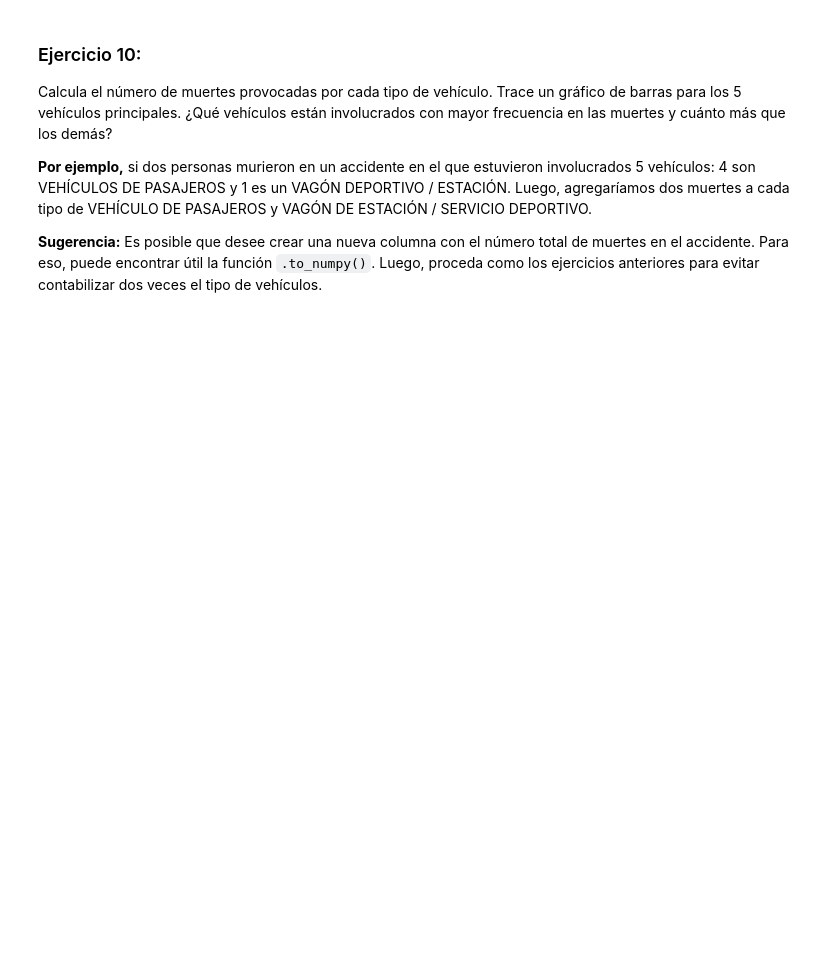
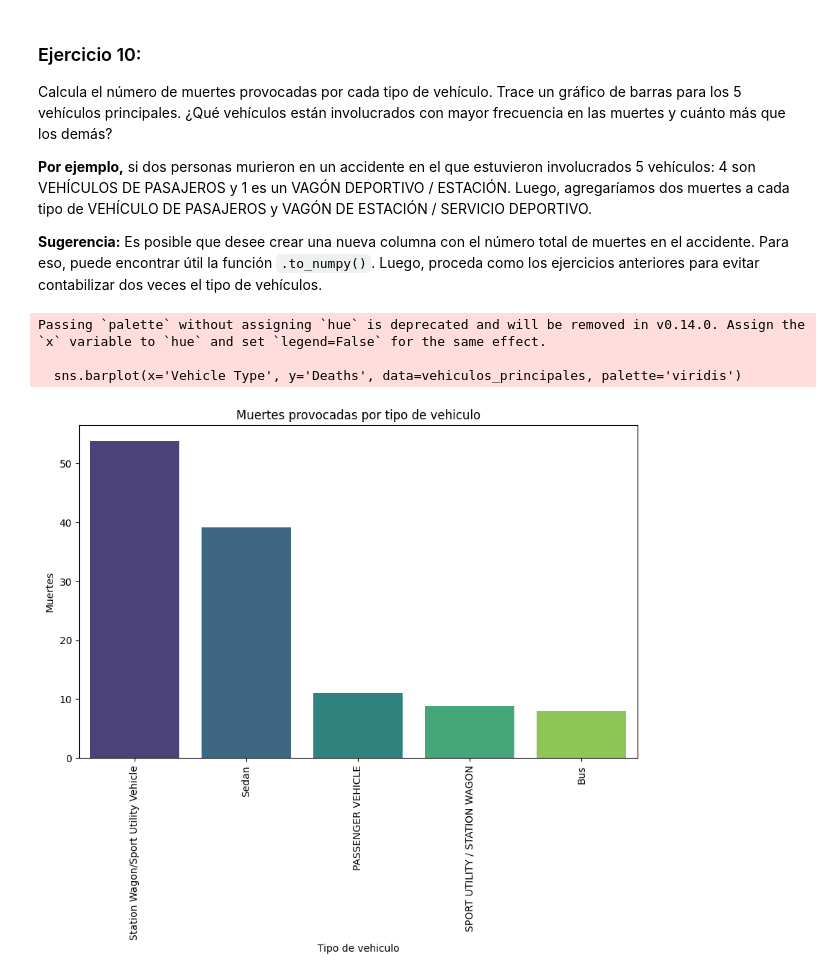
Before and after one commit to OSVHdez0/Desarrollo-Gu-a-3-PCD, a Jupyter notebook: Guía3.ipynb, the cells around one changed output. Cells and saved outputs as stored; diff of their text form; code cells hidden in the pictures; blank space fills up the shorter version.

```diff
--- a/Guía3.ipynb
+++ b/Guía3.ipynb
@@ -302,0 +362,38 @@ Calcula el número de muertes provocadas por cada tipo de vehículo. Trace un gr
+# %%
+# Solución propuesta
+
+df['TOTAL_DEATHS'] = df[['NUMBER OF PEDESTRIANS KILLED', 'NUMBER OF CYCLIST KILLED', 'NUMBER OF MOTORIST KILLED']].sum(axis=1)
+
+
+def calculo_muertes_vehiculo(row):
+    muertes = row['TOTAL_DEATHS']
+    vehiculos = [row[f'VEHICLE TYPE CODE {i}'] for i in range(1, 6)]
+    vehiculos = [v for v in vehiculos if v != 'Unknown' and pd.notnull(v)]
+    if len(vehiculos) > 0 and muertes > 0:
+        muertes_vehiculo = muertes / len(vehiculos)
+        for vehiculos in vehiculos:
+            return vehiculos, muertes_vehiculo
+    return None, 0
+
+
+# Crear nuevo DF
+muertes_vehiculo = df.apply(calculo_muertes_vehiculo, axis=1).tolist()
+muertes_vehiculo_df = pd.DataFrame(muertes_vehiculo, columns=['Vehicle Type', 'Deaths'])
+muertes_vehiculo_df = muertes_vehiculo_df[muertes_vehiculo_df['Vehicle Type'].notna()]
+
+muertes_vehiculo_agrupado = muertes_vehiculo_df.groupby('Vehicle Type')['Deaths'].sum().reset_index()
+
+vehiculos_principales = muertes_vehiculo_agrupado.sort_values(by='Deaths', ascending=False).head(5)
+
+plt.figure(figsize=(10, 6))
+sns.barplot(x='Vehicle Type', y='Deaths', data=vehiculos_principales, palette='viridis')
+plt.title('Muertes provocadas por tipo de vehiculo')
+plt.xlabel('Tipo de vehiculo')
+plt.ylabel('Muertes')
+plt.xticks(rotation=90)
+plt.show()
+# %% [output]
+Passing `palette` without assigning `hue` is deprecated and will be removed in v0.14.0. Assign the `x` variable to `hue` and set `legend=False` for the same effect.
+
+  sns.barplot(x='Vehicle Type', y='Deaths', data=vehiculos_principales, palette='viridis')
+[figure, added]
```
Also changed, not shown: parts of 8 cells of this notebook.
